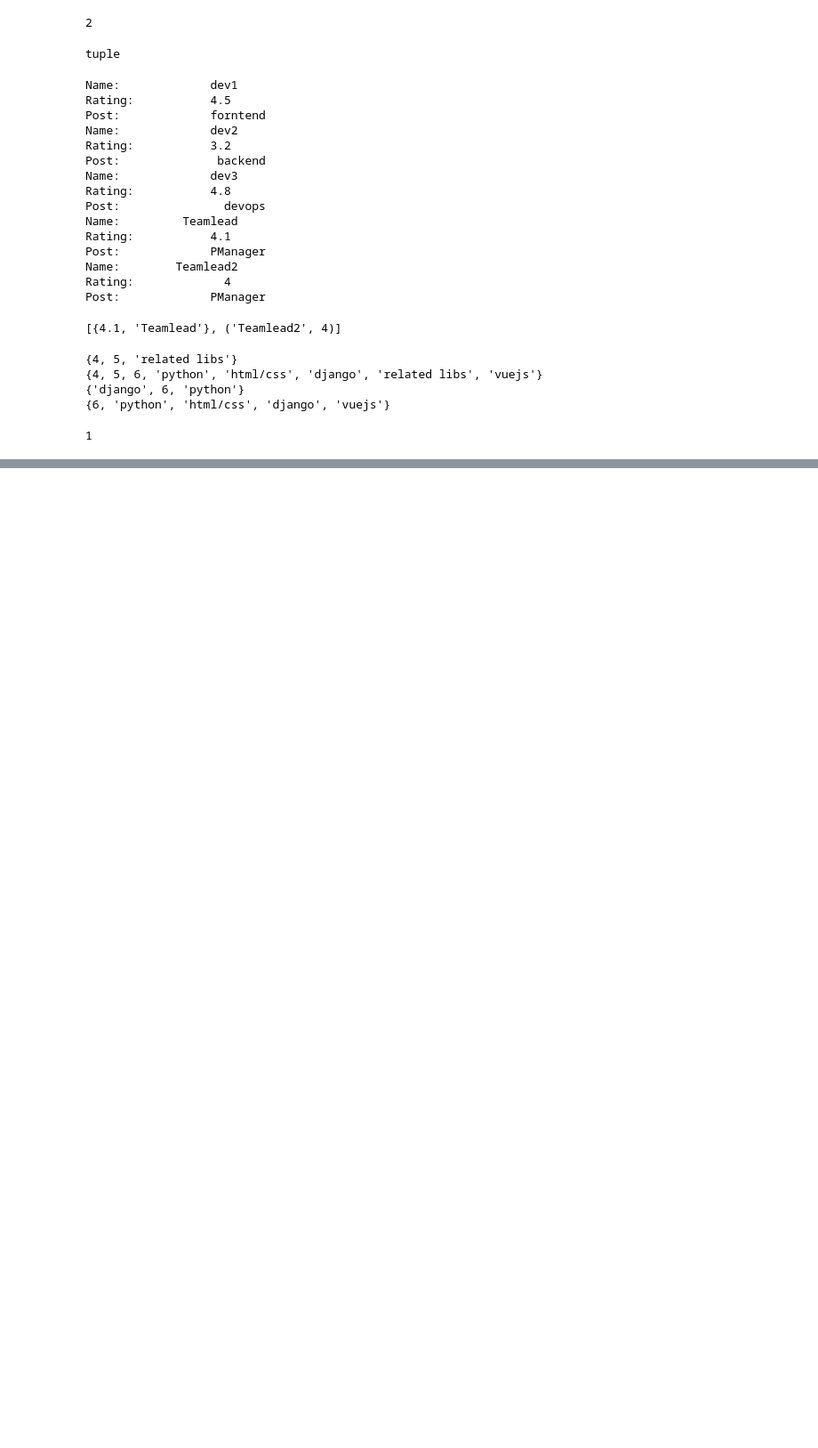
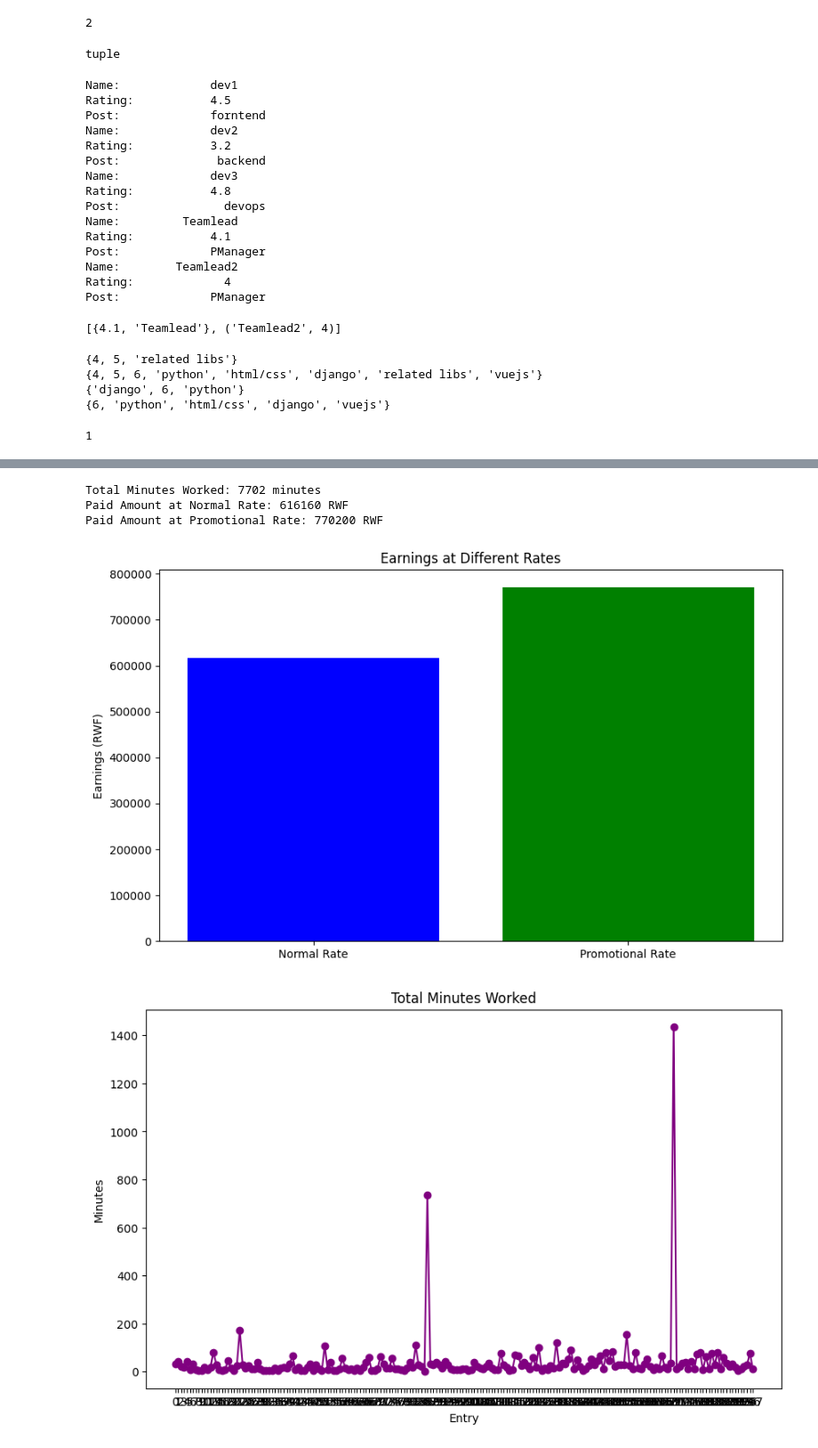
Before and after one commit to Nindenkawe/Playground_Python, a Jupyter notebook: exerciseB/File_manupulation/py_basics.ipynb, the cells around one changed output, grey strips where cells are left out. Shown at 89% size. Saved outputs shown, nothing was run; the diff lists cells and outputs as text; code cells hidden in the pictures; blank space fills up the shorter version.

```diff
--- a/exerciseB/File_manupulation/py_basics.ipynb
+++ b/exerciseB/File_manupulation/py_basics.ipynb
@@ -160,0 +226,68 @@ class_44.ndim
+# %%
+import pandas as pd
+import matplotlib.pyplot as plt
+from datetime import datetime
+
+def minutes_between_times(start_time, end_time):
+    # Parse the time strings into datetime objects
+    start_datetime = datetime.strptime(start_time, "%I:%M:%S %p")
+    end_datetime = datetime.strptime(end_time, "%I:%M:%S %p")
+
+    # Check if the end time is before the start time, indicating it spans midnight
+    if end_datetime < start_datetime:
+        # Add a day to the end time to account for the midnight crossing
+        end_datetime += pd.DateOffset(days=1)
+
+    # Calculate the time difference in minutes
+    time_difference = (end_datetime - start_datetime).total_seconds() / 60
+
+    return int(time_difference)
+
+# Read the CSV file into a Pandas DataFrame
+df = pd.read_csv('../File_manupulation/October_minutes - withdates and time.csv')
+
+# Calculate minutes worked for each entry and store it in a new column
+df['minutes_worked'] = df.apply(lambda row: minutes_between_times(row['start_time'], row['end_time']), axis=1)
+
+# Calculate the total minutes worked
+total_minutes = df['minutes_worked'].sum()
+
+# Define rates
+normal_rate = 80  # RWF per minute
+promotional_rate = 100  # RWF per minute
+
+# Calculate earnings at both rates
+earnings_normal_rate = total_minutes * normal_rate
+earnings_promotional_rate = total_minutes * promotional_rate
+
+# Print total minutes worked and paid amount at each rate
+print(f'Total Minutes Worked: {total_minutes} minutes')
+print(f'Paid Amount at Normal Rate: {earnings_normal_rate} RWF')
+print(f'Paid Amount at Promotional Rate: {earnings_promotional_rate} RWF')
+
+# Create a bar chart to visualize earnings at different rates
+rates = ['Normal Rate', 'Promotional Rate']
+earnings = [earnings_normal_rate, earnings_promotional_rate]
+
+plt.figure(figsize=(10, 6))
+plt.bar(rates, earnings, color=['blue', 'green'])
+plt.title('Earnings at Different Rates')
+plt.ylabel('Earnings (RWF)')
+
+# Create a line chart for total minutes worked
+dates = range(len(df))
+plt.figure(figsize=(10, 6))
+plt.plot(dates, df['minutes_worked'], marker='o', linestyle='-', color='purple')
+plt.title('Total Minutes Worked')
+plt.xlabel('Entry')
+plt.ylabel('Minutes')
+plt.xticks(dates)
+
+plt.show()
+df.iloc[60]
+# %% [output]
+Total Minutes Worked: 7702 minutes
+Paid Amount at Normal Rate: 616160 RWF
+Paid Amount at Promotional Rate: 770200 RWF
+[figure, added]
+[figure, added]
```
Also changed, not shown: parts of 4 cells of this notebook, 3 other files.
